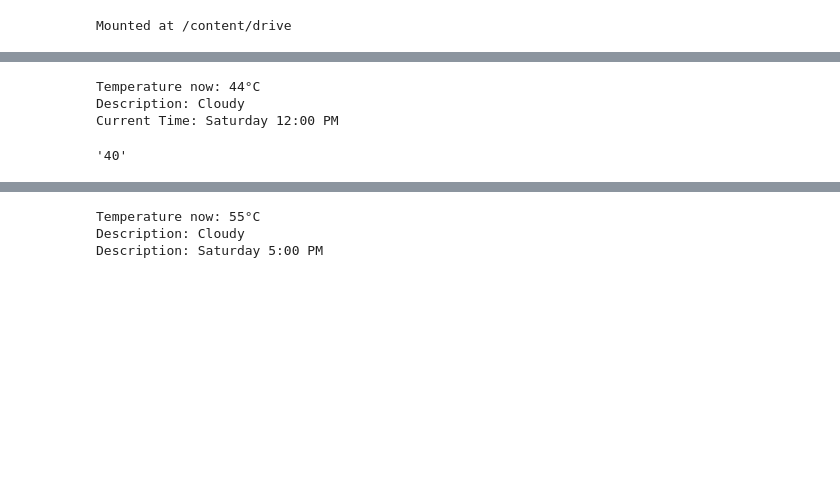
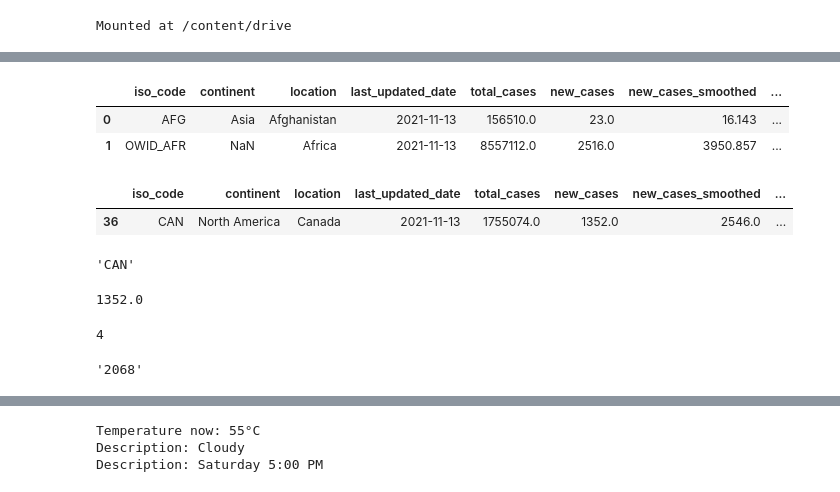
Before and after one commit to c19worldnews/Deployment, a Jupyter notebook: DeploymentCode_V3.ipynb, the cells around one changed output, grey strips where cells are left out. Saved outputs shown, nothing was run; the diff lists cells and outputs as text; code cells hidden in the pictures; blank space fills up the shorter version.

```diff
--- a/DeploymentCode_V3.ipynb
+++ b/DeploymentCode_V3.ipynb
@@ -155,35 +284,34 @@ public_url
-# %%
-country_name = 'Canada'
-
-result = getTemp(country_name)
-print(f"Temperature now: {result['temp_now']}°C")
-print("Description:", result['weather_now'])
-print("Current Time:", result['dayhour'])
-# %% [output]
-Temperature now: 44°C
-Description: Cloudy
-Current Time: Saturday 12:00 PM
-# %%
-from bs4 import BeautifulSoup
-from requests_html import HTMLSession
-
-
-
-session = HTMLSession()
-response = session.get("https://www.google.com/search?q=weather+Canada")
-soup = BeautifulSoup(response.content, 'html.parser')
-     # store all results on this dictionary
-result = {}
-    # extract region
-result['region'] = soup.find("div", attrs={"id": "wob_loc"}).text
-    # extract temperature now
-result['temp_now'] = soup.find("span", attrs={"id": "wob_tm"}).text
-    # get the day and hour now
-result['dayhour'] = soup.find("div", attrs={"id": "wob_dts"}).text
-    # get the actual weather
-result['weather_now'] = soup.find("span", attrs={"id": "wob_dc"}).text
-
-temp = soup.find("span", attrs={"id": "wob_tm"}).text
-temp
-# %% [output]
-'40'
+# %%
+import pandas as pd
+df_covid = pd.read_csv('https://raw.githubusercontent.com/owid/covid-19-data/master/public/data/latest/owid-covid-latest.csv')
+
+
+df_covid.head(2)
+# %% [output]
+|  | iso_code | continent | location | last_updated_date | total_cases | new_cases | new_cases_smoothed | ... |
+| 0 | AFG | Asia | Afghanistan | 2021-11-13 | 156510.0 | 23.0 | 16.143 | ... |
+| 1 | OWID_AFR | NaN | Africa | 2021-11-13 | 8557112.0 | 2516.0 | 3950.857 | ... |
+# %%
+df_covid[df_covid['location']=='Canada']
+# %% [output]
+|  | iso_code | continent | location | last_updated_date | total_cases | new_cases | new_cases_smoothed | ... |
+| 36 | CAN | North America | Canada | 2021-11-13 | 1755074.0 | 1352.0 | 2546.0 | ... |
+# %%
+iso_code = df_covid[df_covid['location']=='Canada']['iso_code'].values[0]
+iso_code
+# %% [output]
+'CAN'
+# %%
+new_cases = df_covid[df_covid['location']=='Canada']['new_cases'].values[0]
+new_cases
+# %% [output]
+1352.0
+# %%
+
+new_cases = int(new_cases)
+
+format_cases = len(str(new_cases))
+
+format_cases
+# %% [output]
+4
@@ -189,0 +326,4 @@ temp
+# %%
+out[:format_cases]
+# %% [output]
+'2068'
```
Also changed, not shown: parts of 20 cells of this notebook, 3 other files.
